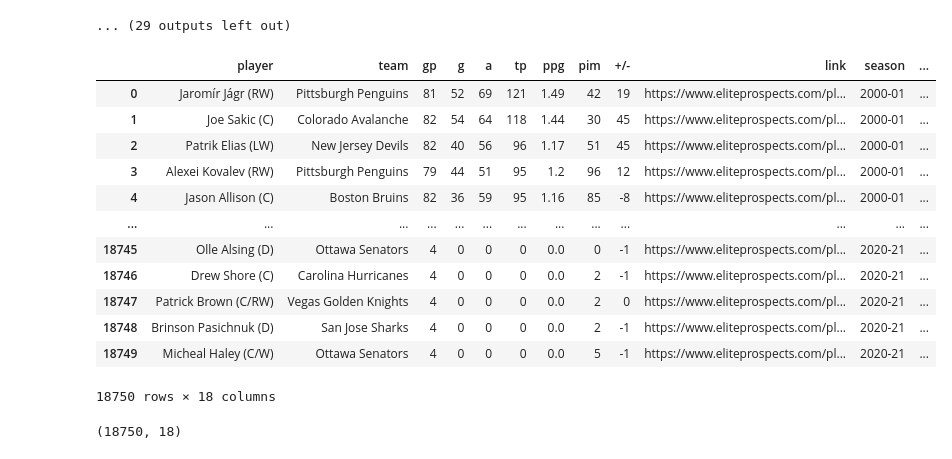
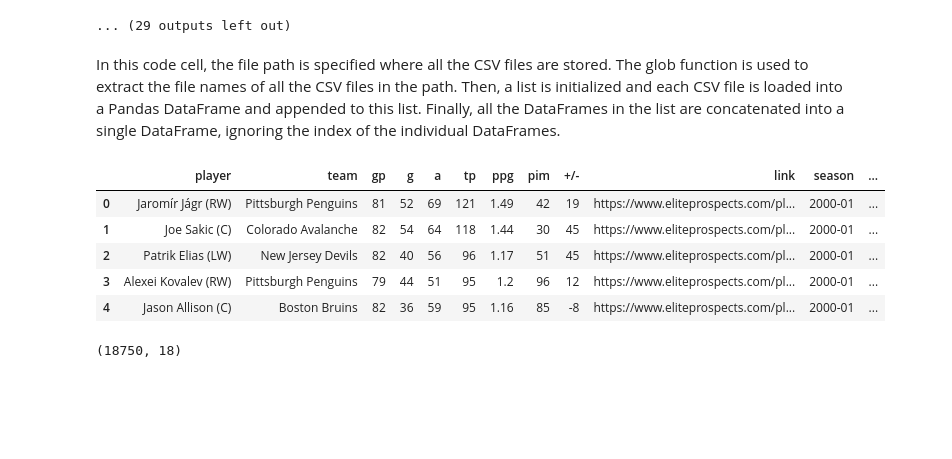
Before and after one commit to Marissa841/Predicting-Head-Injuries-in-NHL-Players--A-Machine-Learning-Approach, a Jupyter notebook: data_notebook.ipynb, the cells around one changed output. Drawn from its saved outputs; the diff is of its cells as text; code cells hidden in the pictures; blank space fills up the shorter version.

```diff
--- a/data_notebook.ipynb
+++ b/data_notebook.ipynb
@@ -114,6 +120,8 @@ See the caveats in the documentation: https://pandas.pydata.org/pandas-docs/stab
   head_injuries['Name'] = new_names
 Running on year: 2006-07
 ... (29 outputs left out)
+# %% [markdown]
+In this code cell, the file path is specified where all the CSV files are stored. The glob function is used to extract the file names of all the CSV files in the path. Then, a list is initialized and each CSV file is loaded into a Pandas DataFrame and appended to this list. Finally, all the DataFrames in the list are concatenated into a single DataFrame, ignoring the index of the individual DataFrames.
 # %%
 path = "C:\\Users\\Jeff\\Desktop\\phase_5_project\\data"
 all_files = glob.glob(os.path.join(path , "*.csv"))
@@ -126,19 +134,13 @@ for filename in all_files:
 
 df = pd.concat(li, axis=0, ignore_index=True)
 # %%
-df
+# view dataframe
+df.head()
 # %% [output]
 |  | player | team | gp | g | a | tp | ppg | pim | +/- | link | season | ... |
 | 0 | Jaromír Jágr (RW) | Pittsburgh Penguins | 81 | 52 | 69 | 121 | 1.49 | 42 | 19 | https://www.eliteprospects.com/pl... | 2000-01 | ... |
 | 1 | Joe Sakic (C) | Colorado Avalanche | 82 | 54 | 64 | 118 | 1.44 | 30 | 45 | https://www.eliteprospects.com/pl... | 2000-01 | ... |
 | 2 | Patrik Elias (LW) | New Jersey Devils | 82 | 40 | 56 | 96 | 1.17 | 51 | 45 | https://www.eliteprospects.com/pl... | 2000-01 | ... |
 | 3 | Alexei Kovalev (RW) | Pittsburgh Penguins | 79 | 44 | 51 | 95 | 1.2 | 96 | 12 | https://www.eliteprospects.com/pl... | 2000-01 | ... |
 | 4 | Jason Allison (C) | Boston Bruins | 82 | 36 | 59 | 95 | 1.16 | 85 | -8 | https://www.eliteprospects.com/pl... | 2000-01 | ... |
-| ... | ... | ... | ... | ... | ... | ... | ... | ... | ... | ... | ... | ... |
-| 18745 | Olle Alsing (D) | Ottawa Senators | 4 | 0 | 0 | 0 | 0.0 | 0 | -1 | https://www.eliteprospects.com/pl... | 2020-21 | ... |
-| 18746 | Drew Shore (C) | Carolina Hurricanes | 4 | 0 | 0 | 0 | 0.0 | 2 | -1 | https://www.eliteprospects.com/pl... | 2020-21 | ... |
-| 18747 | Patrick Brown (C/RW) | Vegas Golden Knights | 4 | 0 | 0 | 0 | 0.0 | 2 | 0 | https://www.eliteprospects.com/pl... | 2020-21 | ... |
-| 18748 | Brinson Pasichnuk (D) | San Jose Sharks | 4 | 0 | 0 | 0 | 0.0 | 2 | -1 | https://www.eliteprospects.com/pl... | 2020-21 | ... |
-| 18749 | Micheal Haley (C/W) | Ottawa Senators | 4 | 0 | 0 | 0 | 0.0 | 5 | -1 | https://www.eliteprospects.com/pl... | 2020-21 | ... |
-18750 rows × 18 columns
 # %%
```
Also changed, not shown: parts of 5 cells of this notebook.
